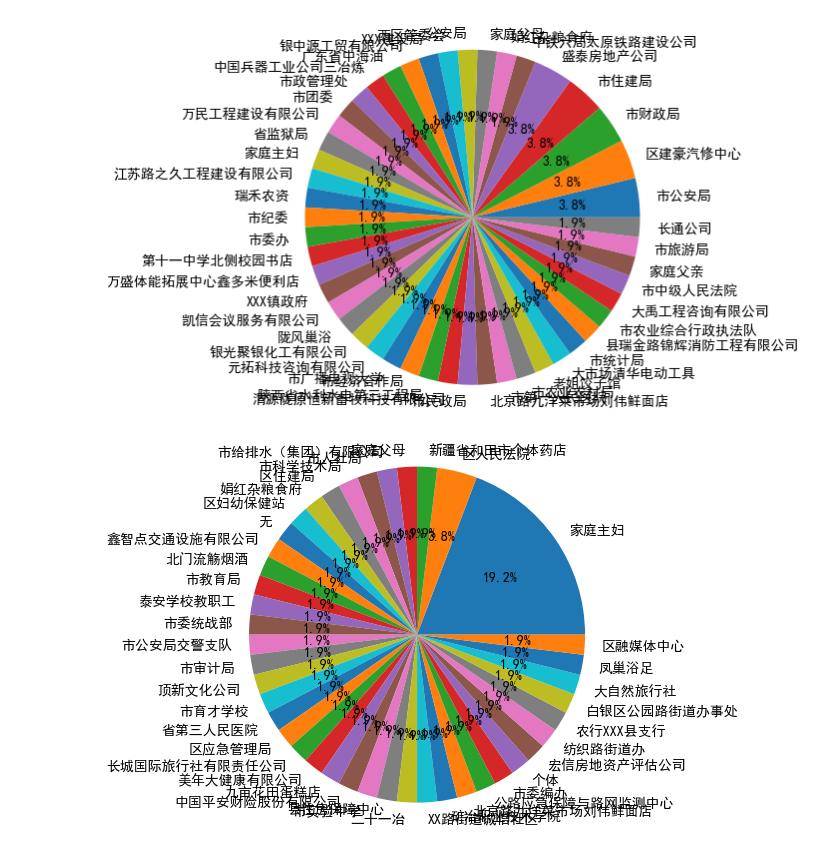
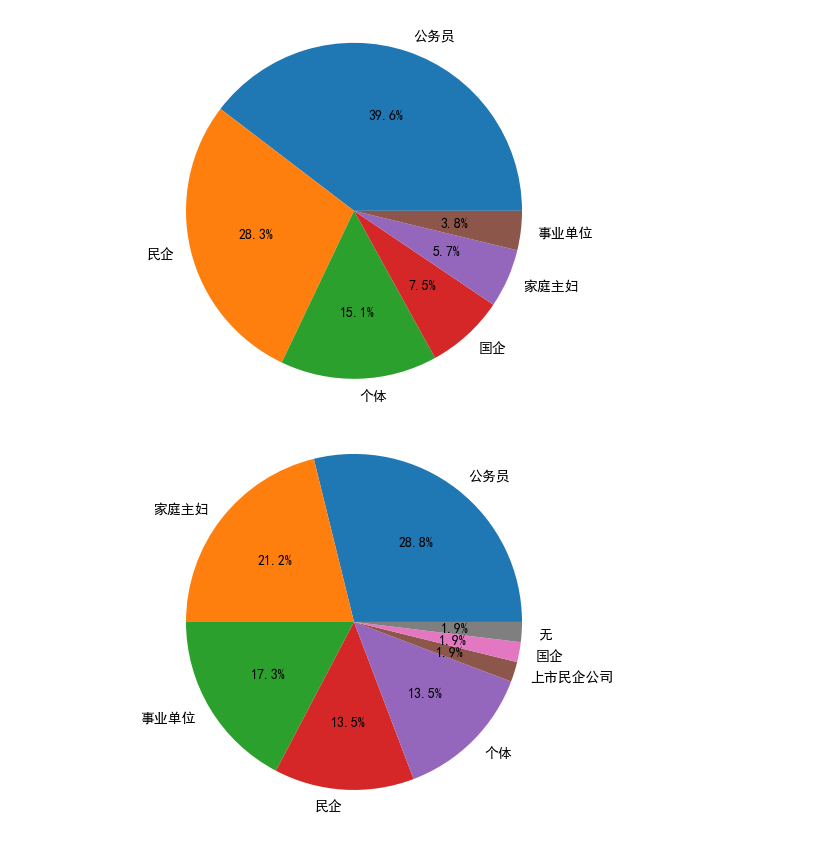
Before and after one commit to yiyanglaurel/new-one, a Jupyter notebook: 作业-父母职业相关性描述分析.ipynb, the cells around one changed output. Cells and saved outputs as stored; diff of their text form; code cells hidden in the pictures.

```diff
--- a/作业-父母职业相关性描述分析.ipynb
+++ b/作业-父母职业相关性描述分析.ipynb
@@ -24,15 +24,15 @@ def plot_variable_pie(data_table, variable):
 # %%
 import mytools
 df = pd.read_csv(R'data\类别变量练习数据.csv', encoding='GBK')
-plot_variable_pie(df, '父亲工作')
+plot_variable_pie(df, '父亲职业重新编码')
 # %% [output]
-[figure, old version]
+[figure, new version]
 # %%
 import mytools
 df = pd.read_csv(R'data\类别变量练习数据.csv', encoding='GBK')
-plot_variable_pie(df, '母亲工作')
+plot_variable_pie(df, '母亲职业重新编码')
 # %% [output]
-[figure, old version]
+[figure, new version]
 # %%
 def 制作交叉表(数据表, 自变量, 因变量):
     # 从数据表中提取出自变量和因变量的数据
```
Also changed, not shown: parts of 4 cells of this notebook, 2 other files.
